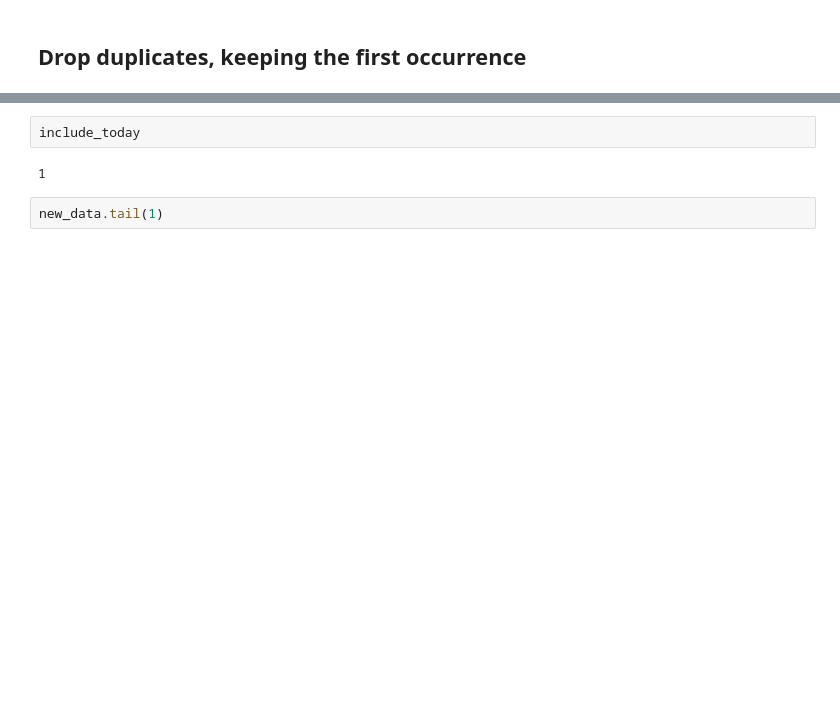
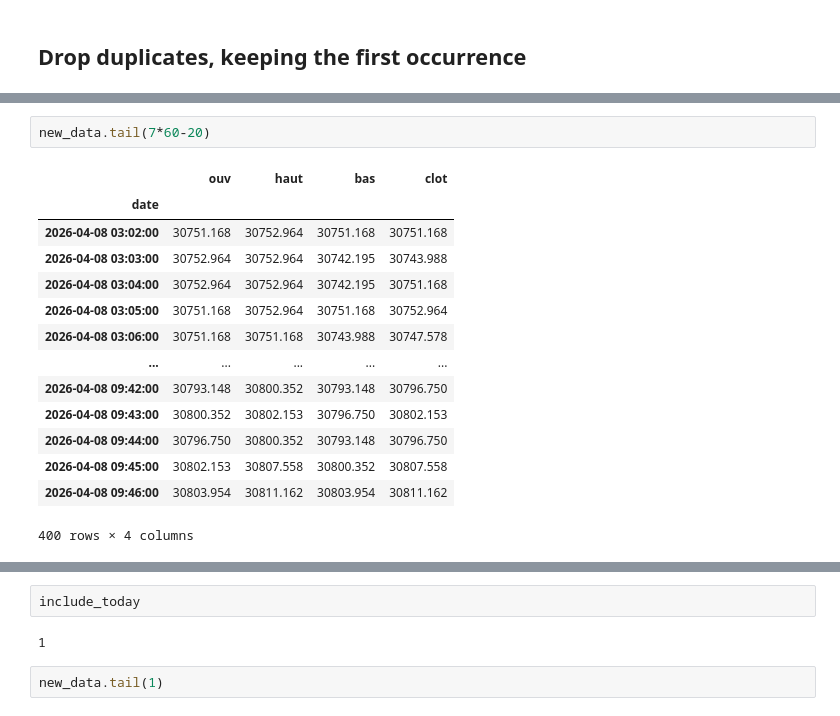
Before and after one commit to jdavid54/jupyter_notebooks2, a Jupyter notebook: eur_vnd_var_data.ipynb, the cells around one changed output, grey strips where cells are left out. Cells and saved outputs as stored; diff of their text form; blank space fills up the shorter version.

```diff
--- a/eur_vnd_var_data.ipynb
+++ b/eur_vnd_var_data.ipynb
@@ -794,0 +822,17 @@ new_data.tail(10)
+# %%
+new_data.tail(7*60-20)
+# %% [output]
+|  | ouv | haut | bas | clot |
+| date |  |  |  |  |
+| 2026-04-08 03:02:00 | 30751.168 | 30752.964 | 30751.168 | 30751.168 |
+| 2026-04-08 03:03:00 | 30752.964 | 30752.964 | 30742.195 | 30743.988 |
+| 2026-04-08 03:04:00 | 30752.964 | 30752.964 | 30742.195 | 30751.168 |
+| 2026-04-08 03:05:00 | 30751.168 | 30752.964 | 30751.168 | 30752.964 |
+| 2026-04-08 03:06:00 | 30751.168 | 30751.168 | 30743.988 | 30747.578 |
+| ... | ... | ... | ... | ... |
+| 2026-04-08 09:42:00 | 30793.148 | 30800.352 | 30793.148 | 30796.750 |
+| 2026-04-08 09:43:00 | 30800.352 | 30802.153 | 30796.750 | 30802.153 |
+| 2026-04-08 09:44:00 | 30796.750 | 30800.352 | 30793.148 | 30796.750 |
+| 2026-04-08 09:45:00 | 30802.153 | 30807.558 | 30800.352 | 30807.558 |
+| 2026-04-08 09:46:00 | 30803.954 | 30811.162 | 30803.954 | 30811.162 |
+400 rows × 4 columns
```
Also changed, not shown: parts of 50 cells of this notebook, 5 other files.
